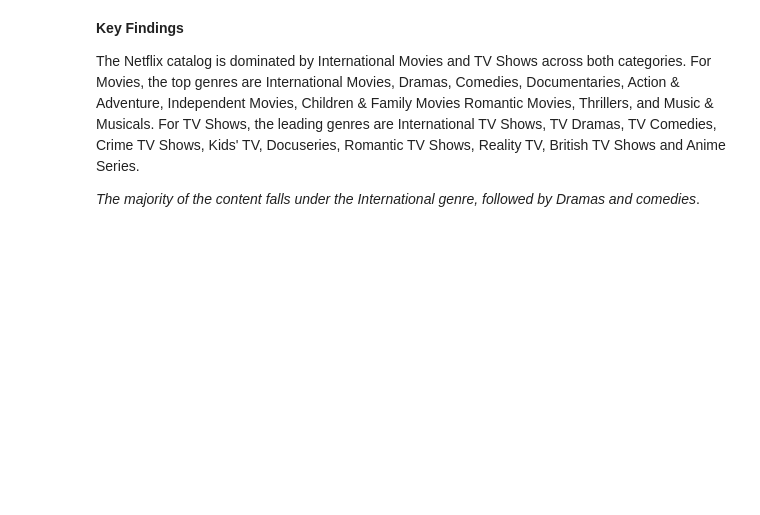
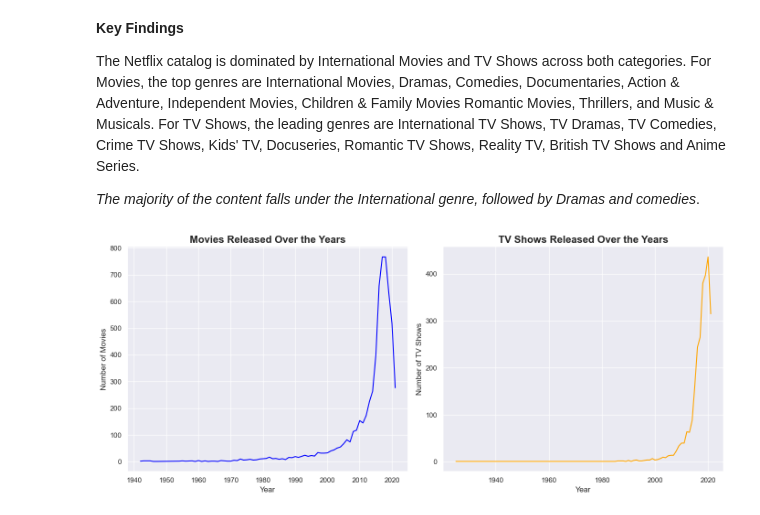
Before and after one commit to Amahianjoshua/EDA-Project-on-Netflix-Dataset, a Jupyter notebook: Netflix Project.ipynb, the cells around one changed output. Cells and saved outputs as stored; diff of their text form; code cells hidden in the pictures; blank space fills up the shorter version.

```diff
--- a/Netflix Project.ipynb
+++ b/Netflix Project.ipynb
@@ -620,0 +668,4 @@ The Netflix catalog is dominated by International Movies and TV Shows across bot
+# %%
+plot_content_release_by_year(df)
+# %% [output]
+[figure, added]
```
Also changed, not shown: parts of 3 cells of this notebook.
